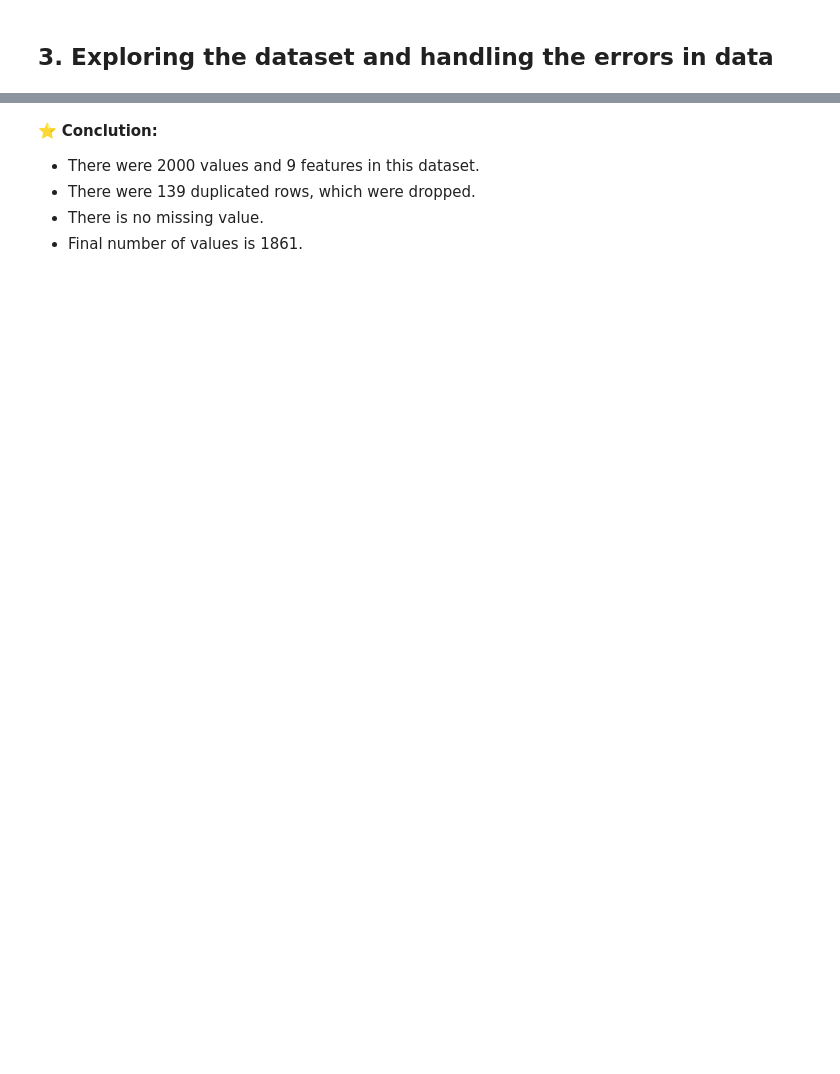
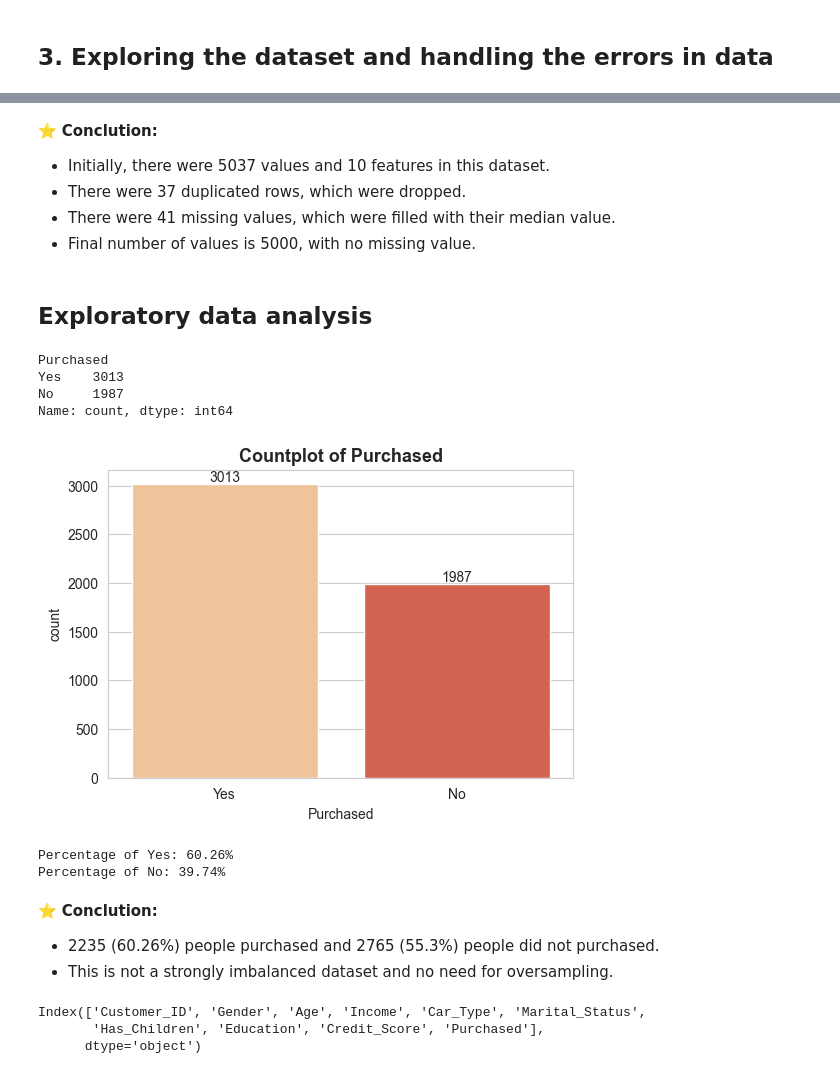
Before and after one commit to mohammadkhorshed/Customer-Purchase-Prediction-using-Decision-Trees, a Jupyter notebook: purchase_prediction.ipynb, the cells around one changed output, grey strips where cells are left out. Cells and saved outputs as stored; diff of their text form; code cells hidden in the pictures; blank space fills up the shorter version.

```diff
--- a/purchase_prediction.ipynb
+++ b/purchase_prediction.ipynb
@@ -91,6 +187,37 @@ dtype: int64
 # %% [markdown]
 ⭐ **Conclution:**
-- There were 2000 values and 9 features in this dataset.
-- There were 139 duplicated rows, which were dropped.
-- There is no missing value.
-- Final number of values is 1861.
+- Initially, there were 5037 values and 10 features in this dataset.
+- There were 37 duplicated rows, which were dropped.
+- There were 41 missing values, which were filled with their median value.
+- Final number of values is 5000, with no missing value.
+# %% [markdown]
+## Exploratory data analysis
+# %%
+# Value count of purchase column
+df['Purchased'].value_counts()
+# %% [output]
+Purchased
+Yes    3013
+No     1987
+Name: count, dtype: int64
+# %%
+plt.figure(figsize=(6,4))
+ax = sns.countplot(data=df, x='Purchased', palette='OrRd')
+
+for container in ax.containers:
+    ax.bar_label(container, fontsize=10)
+
+plt.title('Countplot of Purchased', fontsize=13, fontweight='bold')
+plt.show()
+# %% [output]
+[figure, added]
+# %%
+print(f'Percentage of Yes: {round(3013/(3013+1987) * 100, 2)}%')
+print(f'Percentage of No: {round(1987/(3013+1987) * 100, 2)}%')
+# %% [output]
+Percentage of Yes: 60.26%
+Percentage of No: 39.74%
+# %% [markdown]
+⭐ **Conclution:**
+- 2235 (60.26%) people purchased and  2765 (55.3%) people did not purchased.
+- This is not a strongly imbalanced dataset and no need for oversampling.
@@ -96,0 +247,6 @@ dtype: int64
+# %%
+df.columns
+# %% [output]
+Index(['Customer_ID', 'Gender', 'Age', 'Income', 'Car_Type', 'Marital_Status',
+       'Has_Children', 'Education', 'Credit_Score', 'Purchased'],
+      dtype='object')
```
Also changed, not shown: parts of 32 cells of this notebook, 1 other file.
